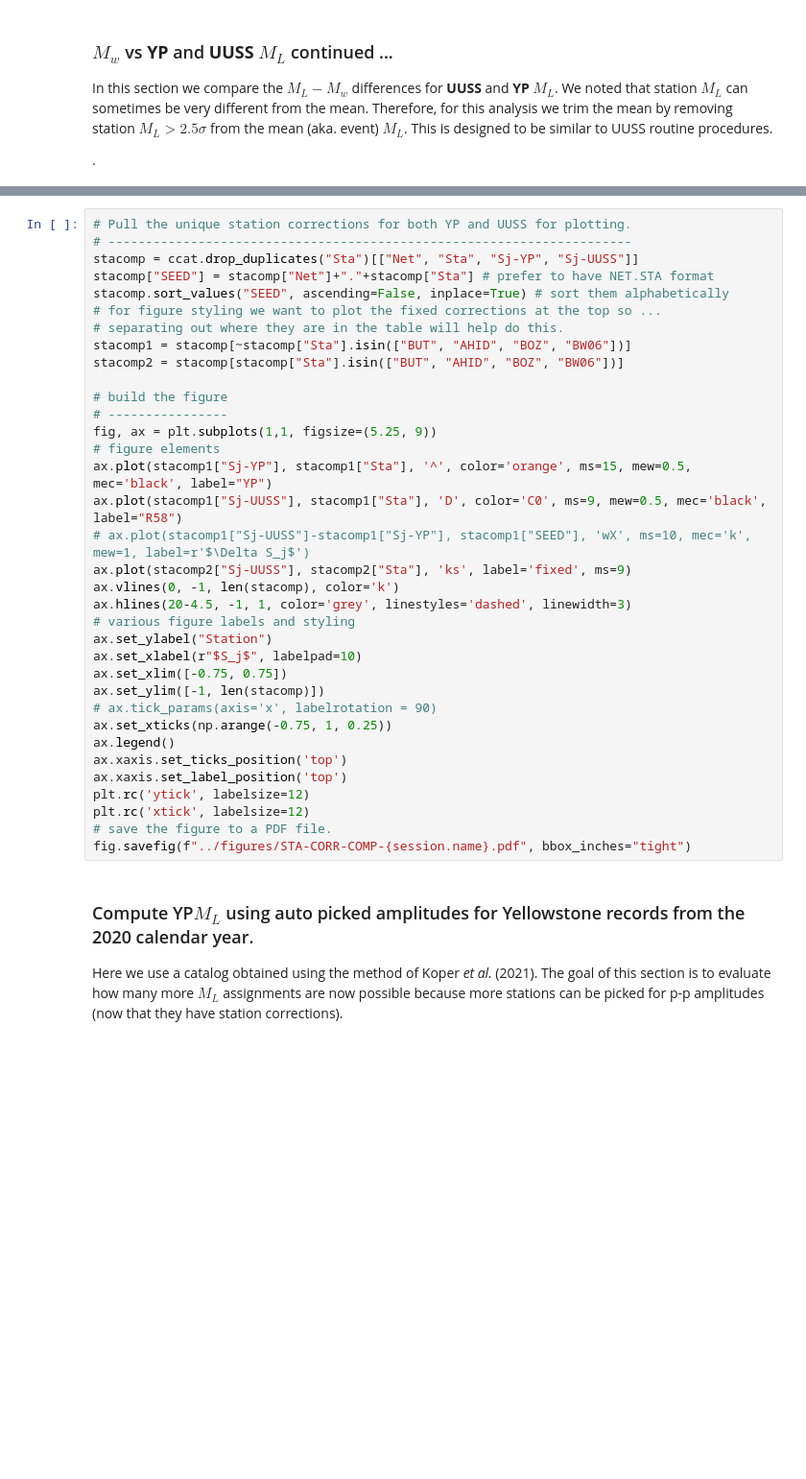
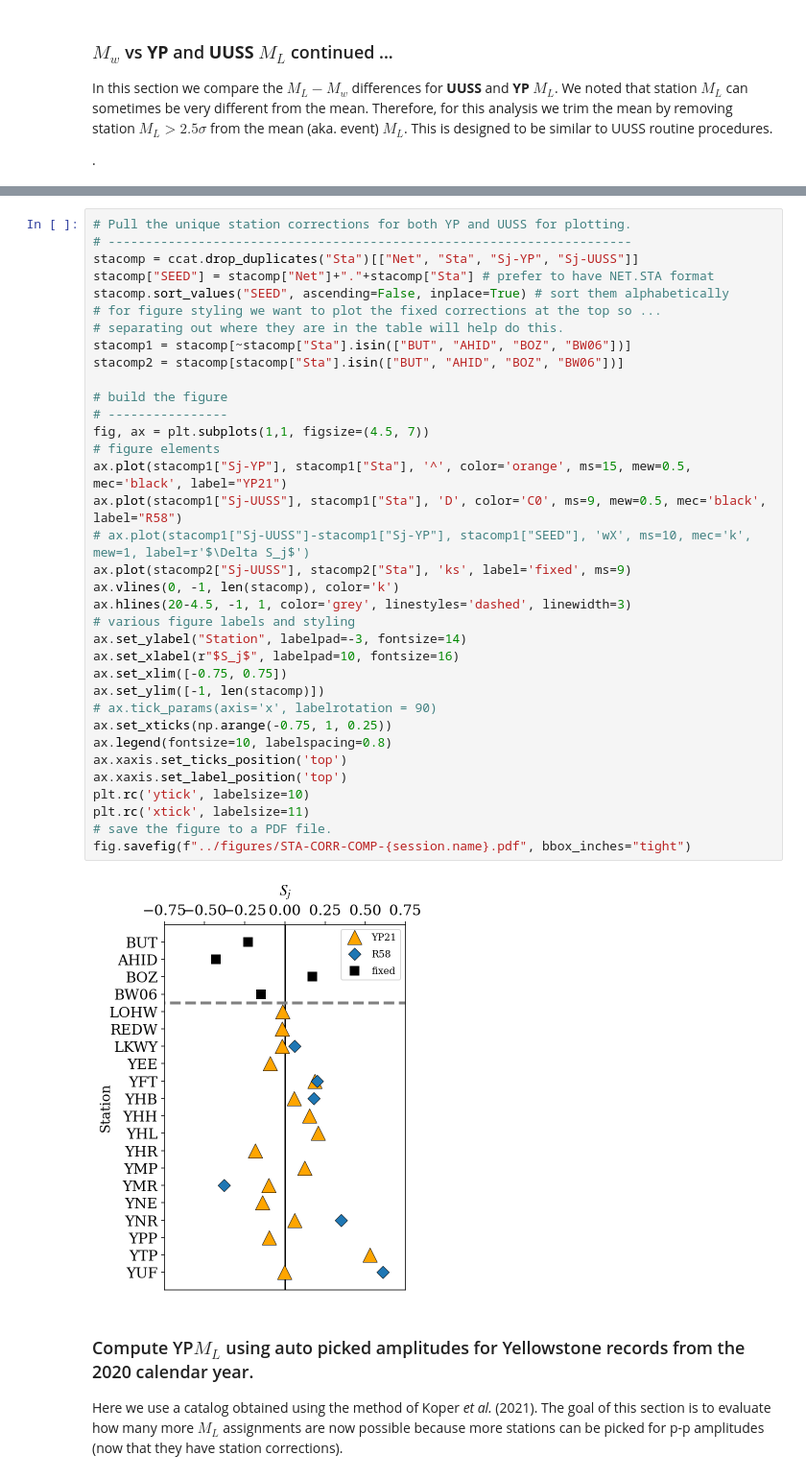
Before and after one commit to sgjholt/ynp_local_magnitude_recalibration, a Jupyter notebook: notebooks/MagnitudeComparisons.ipynb, the cells around one changed output, grey strips where cells are left out. Shown at 96% size. Saved outputs shown, nothing was run; the diff lists cells and outputs as text; blank space fills up the shorter version.

```diff
--- a/notebooks/MagnitudeComparisons.ipynb
+++ b/notebooks/MagnitudeComparisons.ipynb
@@ -687,38 +734,40 @@ fig.savefig(f"../figures/ML-MW-DIFFS-{session.name}.pdf", bbox_inches="tight")
 # %%
 # Pull the unique station corrections for both YP and UUSS for plotting.
 # ----------------------------------------------------------------------
 stacomp = ccat.drop_duplicates("Sta")[["Net", "Sta", "Sj-YP", "Sj-UUSS"]]
 stacomp["SEED"] = stacomp["Net"]+"."+stacomp["Sta"] # prefer to have NET.STA format
 stacomp.sort_values("SEED", ascending=False, inplace=True) # sort them alphabetically
 # for figure styling we want to plot the fixed corrections at the top so ...
 # separating out where they are in the table will help do this.
 stacomp1 = stacomp[~stacomp["Sta"].isin(["BUT", "AHID", "BOZ", "BW06"])]
 stacomp2 = stacomp[stacomp["Sta"].isin(["BUT", "AHID", "BOZ", "BW06"])]
 
 # build the figure
 # ----------------
-fig, ax = plt.subplots(1,1, figsize=(5.25, 9))
+fig, ax = plt.subplots(1,1, figsize=(4.5, 7))
 # figure elements
-ax.plot(stacomp1["Sj-YP"], stacomp1["Sta"], '^', color='orange', ms=15, mew=0.5, mec='black', label="YP")
+ax.plot(stacomp1["Sj-YP"], stacomp1["Sta"], '^', color='orange', ms=15, mew=0.5, mec='black', label="YP21")
 ax.plot(stacomp1["Sj-UUSS"], stacomp1["Sta"], 'D', color='C0', ms=9, mew=0.5, mec='black', label="R58")
 # ax.plot(stacomp1["Sj-UUSS"]-stacomp1["Sj-YP"], stacomp1["SEED"], 'wX', ms=10, mec='k', mew=1, label=r'$\Delta S_j$')
 ax.plot(stacomp2["Sj-UUSS"], stacomp2["Sta"], 'ks', label='fixed', ms=9)
 ax.vlines(0, -1, len(stacomp), color='k')
 ax.hlines(20-4.5, -1, 1, color='grey', linestyles='dashed', linewidth=3)
 # various figure labels and styling
-ax.set_ylabel("Station")
-ax.set_xlabel(r"$S_j$", labelpad=10)
+ax.set_ylabel("Station", labelpad=-3, fontsize=14)
+ax.set_xlabel(r"$S_j$", labelpad=10, fontsize=16)
 ax.set_xlim([-0.75, 0.75])
 ax.set_ylim([-1, len(stacomp)])
 # ax.tick_params(axis='x', labelrotation = 90)
 ax.set_xticks(np.arange(-0.75, 1, 0.25))
-ax.legend()
+ax.legend(fontsize=10, labelspacing=0.8)
 ax.xaxis.set_ticks_position('top')
 ax.xaxis.set_label_position('top')
-plt.rc('ytick', labelsize=12)
-plt.rc('xtick', labelsize=12)
+plt.rc('ytick', labelsize=10)
+plt.rc('xtick', labelsize=11)
 # save the figure to a PDF file.
 fig.savefig(f"../figures/STA-CORR-COMP-{session.name}.pdf", bbox_inches="tight")
+# %% [output]
+[figure, added]
 # %% [markdown]
 ### Compute YP$M_L$ using auto picked amplitudes for Yellowstone records from the 2020 calendar year.
 <p>Here we use a catalog obtained using the method of Koper <i>et al.</i> (2021). The goal of this section is to evaluate how many more $M_L$ assignments are now possible because more stations can be picked for p-p amplitudes (now that they have station corrections).</p>
```
Also changed, not shown: parts of 12 cells of this notebook, 54 other files.
